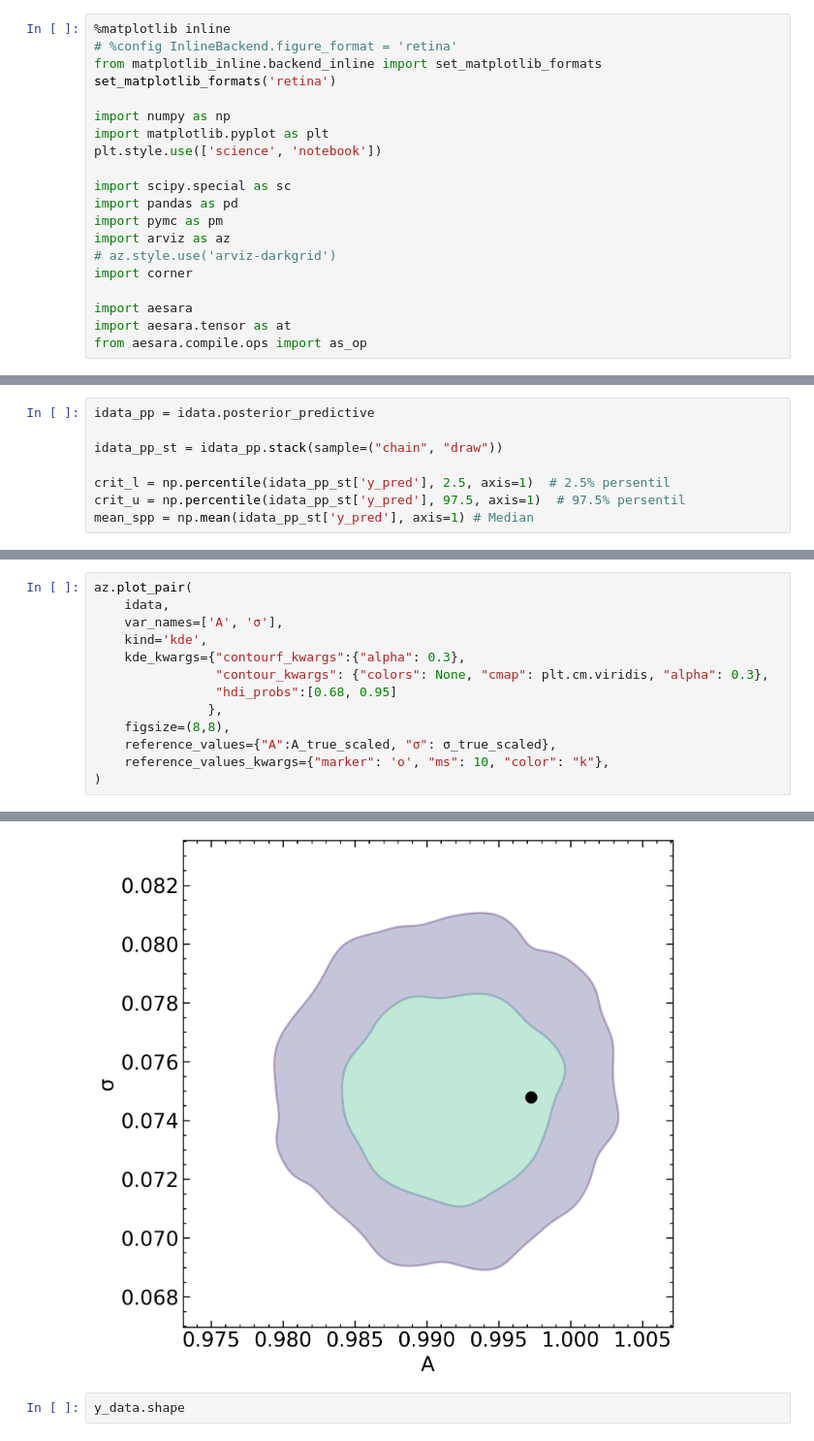
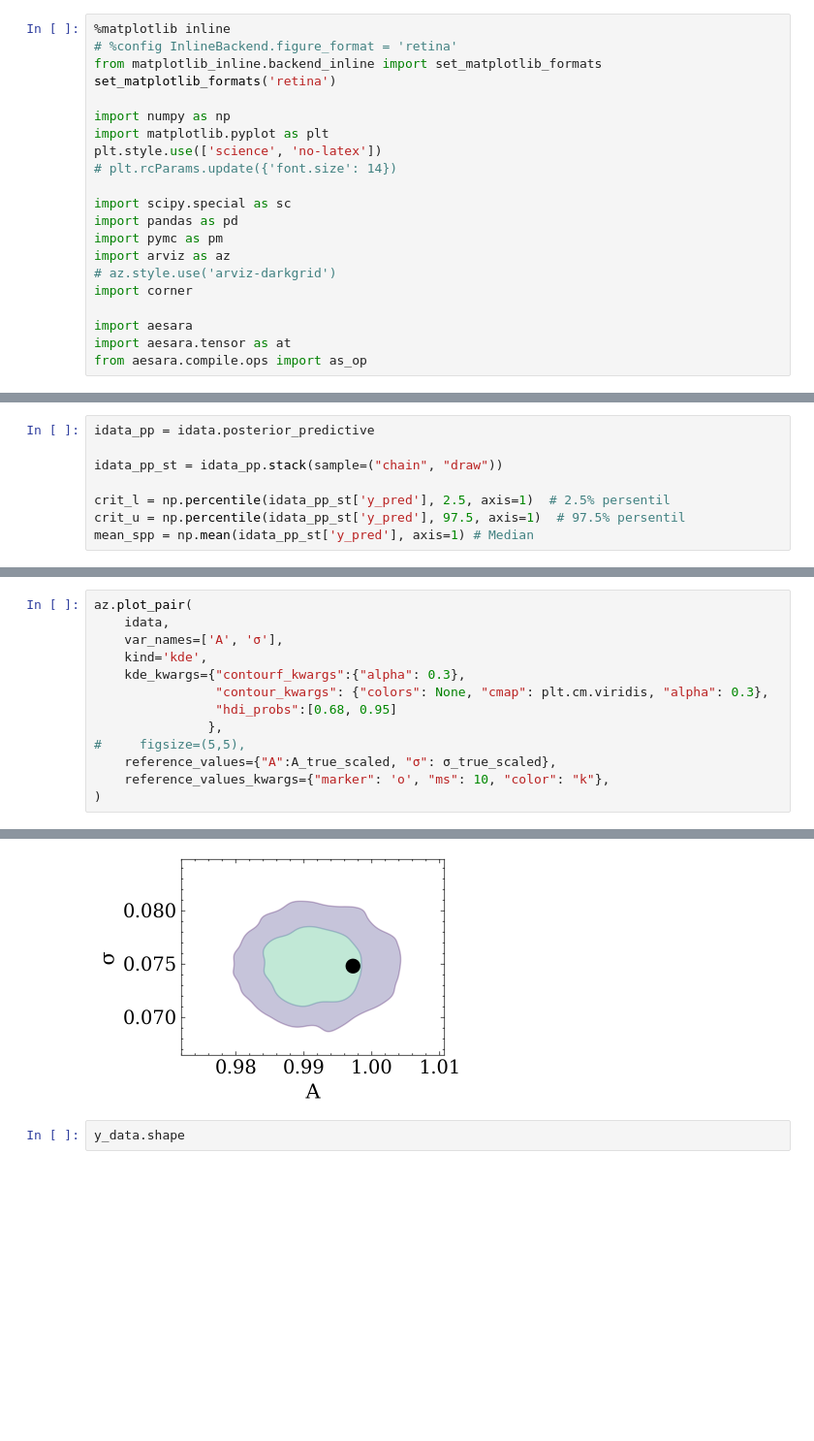
Before and after one commit to agustrionopj/Project-BEACON, a Jupyter notebook: [BEACON-PyMC4] Multi-variables model fitting (PART II).ipynb, the cells around one changed output, grey strips where cells are left out. Shown at 97% size. Cells and saved outputs as stored; diff of their text form; blank space fills up the shorter version.

Commit message:
update codes:fixing images etc

```diff
--- a/[BEACON-PyMC4] Multi-variables model fitting (PART II).ipynb
+++ b/[BEACON-PyMC4] Multi-variables model fitting (PART II).ipynb
@@ -8,7 +8,8 @@ set_matplotlib_formats('retina')
 
 import numpy as np
 import matplotlib.pyplot as plt
-plt.style.use(['science', 'notebook'])
+plt.style.use(['science', 'no-latex'])
+# plt.rcParams.update({'font.size': 14})
 
 import scipy.special as sc
 import pandas as pd
@@ -204,19 +211,19 @@ plt.legend(['Mean Posterior Prediction', '95% Posterior Prediction', 'Simulated
 # %%
 az.plot_pair(
     idata,
     var_names=['A', 'σ'],
     kind='kde',
     kde_kwargs={"contourf_kwargs":{"alpha": 0.3},
                 "contour_kwargs": {"colors": None, "cmap": plt.cm.viridis, "alpha": 0.3},
                 "hdi_probs":[0.68, 0.95]
                },
-    figsize=(8,8),
+#     figsize=(5,5),
     reference_values={"A":A_true_scaled, "σ": σ_true_scaled},
     reference_values_kwargs={"marker": 'o', "ms": 10, "color": "k"},
 )
 # %% [output]
 <AxesSubplot: xlabel='A', ylabel='σ'>
-[figure, old version]
+[figure, new version]
 # %%
 y_data.shape
 # %% [output]
```
Also changed, not shown: parts of 11 cells of this notebook, 14 other files.
